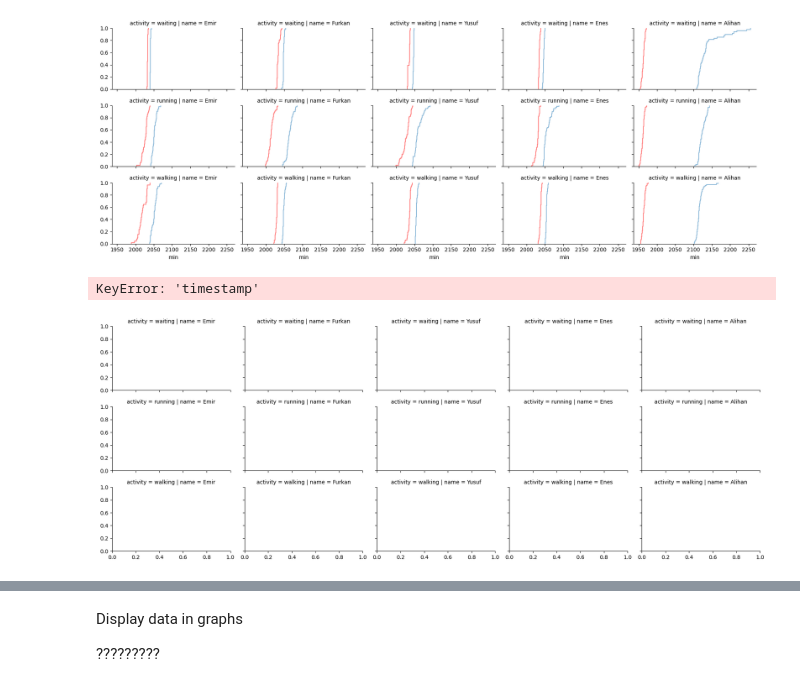
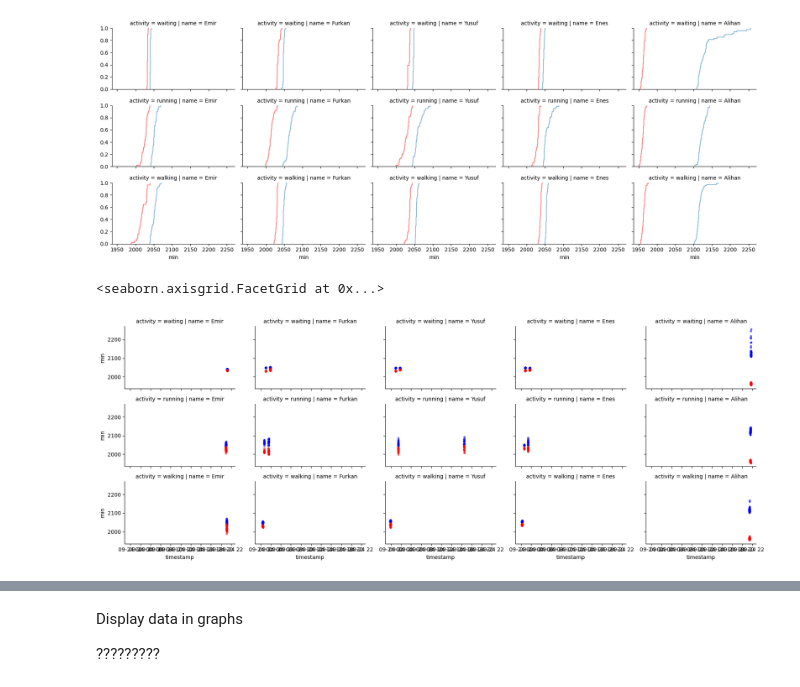
Before and after one commit to SShar195/CSE572GroupProject, a Jupyter notebook: group-project.ipynb, the cells around one changed output, grey strips where cells are left out. Cells and saved outputs as stored; diff of their text form; code cells hidden in the pictures.

```diff
--- a/group-project.ipynb
+++ b/group-project.ipynb
@@ -142,30 +142,22 @@ grid.add_legend();
 [figure]
 # %%
 # Ensure the 'timestamp' column is a proper datetime object
-
+train['timestamp'] = pd.to_datetime(train['timestamp'])
 # grid = sns.FacetGrid(train_df, col='Pclass', hue='Survived')
 grid = sns.FacetGrid(train, col='name', row='activity', height=2.2, aspect=1.6)
-train['timestamp'] = pd.to_datetime(train['timestamp'])
-
-# Set the timestamp as the index for time-series plotting
-train.set_index('timestamp', inplace=True)
-
-
-# Create a figure and axis for the plot
-grid.map(plt.figure(figsize=(12, 6)))
-
-# Plot the 'max' and 'min' values over time
-grid.map(plt.plot(train.index, train['max'], label='Max Value', color='blue'))
-grid.map(plt.plot(train.index, train['min'], label='Min Value', color='red'))
+grid.map(plt.scatter, 'timestamp', 'max', alpha=.5, color='blue', s=10)
+grid.map(plt.scatter, 'timestamp', 'min', alpha=.5, color='red', s=10)
+# grid.map(plt.plot('timestamp', max, label='Max Value', color='blue'))
+# grid.map(plt.plot('timestamp', min, label='Min Value', color='red'))
 
 # Add titles and labels for clarity
 # plt.title('Max and Min Values Over Time')
 # plt.xlabel('Timestamp')
 # plt.ylabel('Value')
 # plt.legend()
 # plt.grid(True, which='both', linestyle='--', linewidth=0.5)
 # plt.tight_layout()
 # plt.show()
 # %% [output]
-KeyError: 'timestamp'
+<seaborn.axisgrid.FacetGrid at 0x...>
-[figure, old version]
+[figure, new version]
```
Also changed, not shown: parts of 4 cells of this notebook.
